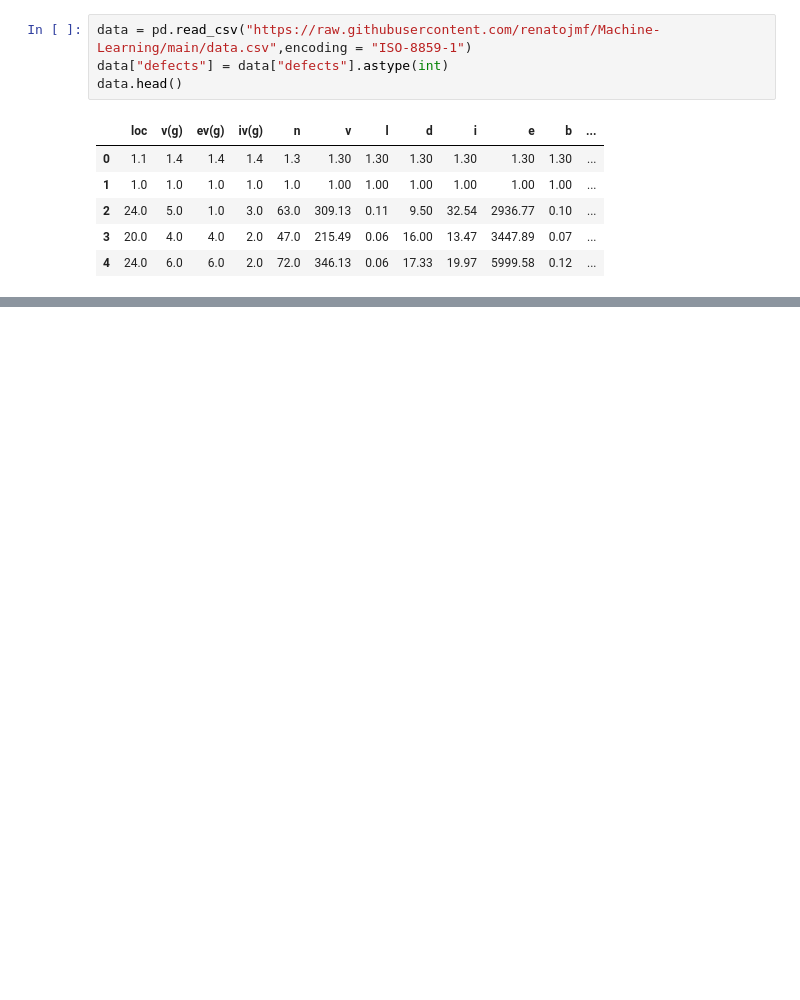
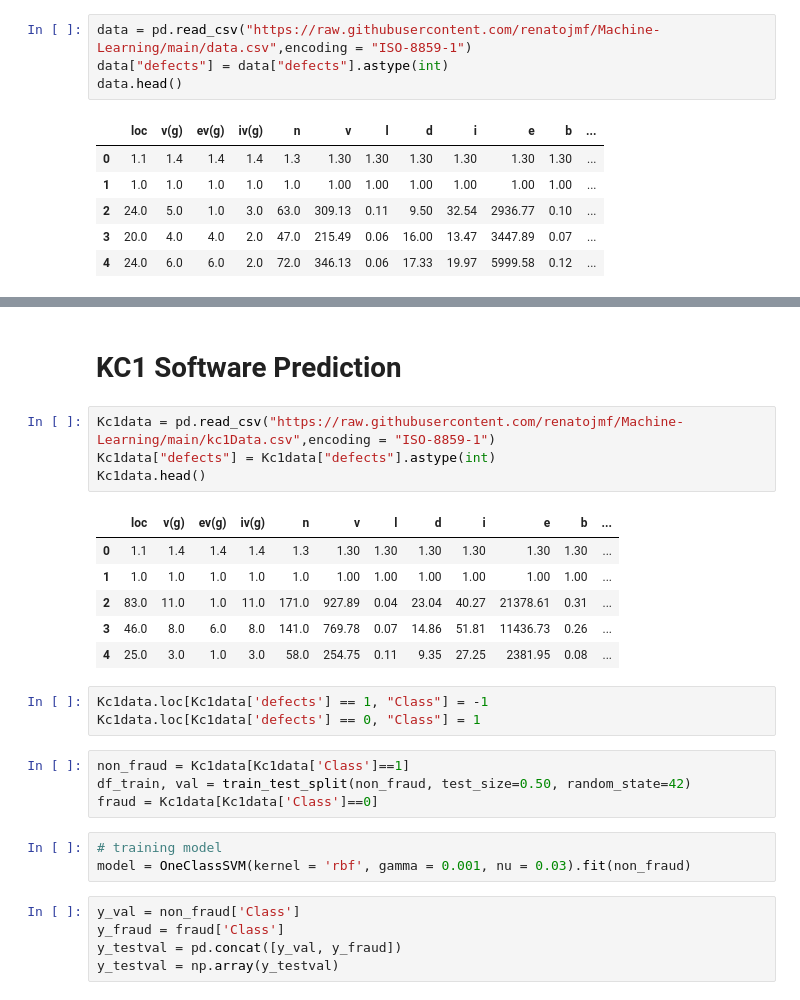
Before and after one commit to renatojmf/Machine-Learning, a Jupyter notebook: lista3.ipynb, the cells around one changed output, grey strips where cells are left out. Saved outputs shown, nothing was run; the diff lists cells and outputs as text; blank space fills up the shorter version.

```diff
--- a/lista3.ipynb
+++ b/lista3.ipynb
@@ -80,0 +88,28 @@ plt.scatter(outlier_values["loc"], outlier_values["defects"], c = "r")
+# %% [markdown]
+# KC1 Software Prediction
+# %%
+Kc1data = pd.read_csv("https://raw.githubusercontent.com/renatojmf/Machine-Learning/main/kc1Data.csv",encoding = "ISO-8859-1")
+Kc1data["defects"] = Kc1data["defects"].astype(int)
+Kc1data.head()
+# %% [output]
+|  | loc | v(g) | ev(g) | iv(g) | n | v | l | d | i | e | b | ... |
+| 0 | 1.1 | 1.4 | 1.4 | 1.4 | 1.3 | 1.30 | 1.30 | 1.30 | 1.30 | 1.30 | 1.30 | ... |
+| 1 | 1.0 | 1.0 | 1.0 | 1.0 | 1.0 | 1.00 | 1.00 | 1.00 | 1.00 | 1.00 | 1.00 | ... |
+| 2 | 83.0 | 11.0 | 1.0 | 11.0 | 171.0 | 927.89 | 0.04 | 23.04 | 40.27 | 21378.61 | 0.31 | ... |
+| 3 | 46.0 | 8.0 | 6.0 | 8.0 | 141.0 | 769.78 | 0.07 | 14.86 | 51.81 | 11436.73 | 0.26 | ... |
+| 4 | 25.0 | 3.0 | 1.0 | 3.0 | 58.0 | 254.75 | 0.11 | 9.35 | 27.25 | 2381.95 | 0.08 | ... |
+# %%
+Kc1data.loc[Kc1data['defects'] == 1, "Class"] = -1
+Kc1data.loc[Kc1data['defects'] == 0, "Class"] = 1
+# %%
+non_fraud = Kc1data[Kc1data['Class']==1]
+df_train, val = train_test_split(non_fraud, test_size=0.50, random_state=42)
+fraud = Kc1data[Kc1data['Class']==0]
+# %%
+# training model
+model = OneClassSVM(kernel = 'rbf', gamma = 0.001, nu = 0.03).fit(non_fraud)
+# %%
+y_val = non_fraud['Class']
+y_fraud = fraud['Class']
+y_testval = pd.concat([y_val, y_fraud])
+y_testval = np.array(y_testval)
```
Also changed, not shown: parts of 15 cells of this notebook.
